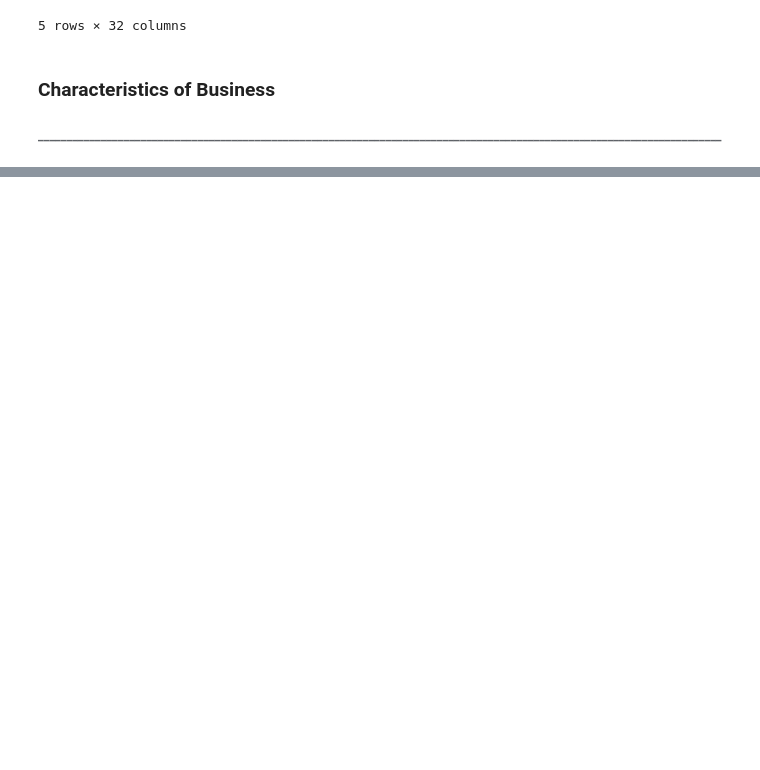
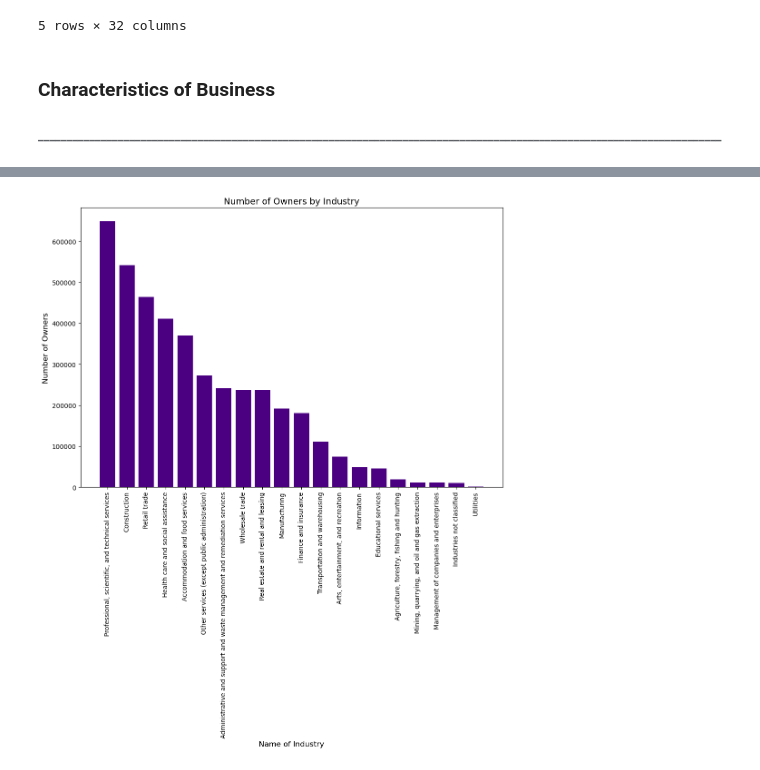
Before and after one commit to FinnMcSweeney/asmt-08-group1, a Jupyter notebook: asmt-08.ipynb, the cells around one changed output, grey strips where cells are left out. Saved outputs shown, nothing was run; the diff lists cells and outputs as text; code cells hidden in the pictures; blank space fills up the shorter version.

```diff
--- a/asmt-08.ipynb
+++ b/asmt-08.ipynb
@@ -43,0 +66,29 @@ companysummary.reset_index(inplace = True, drop = True)
+# %%
+# Renamed columns with clearer names since original were vague
+charbizowner.rename(columns = {
+    'ownpdemp': 'number_owners',
+    'ownpdemp_pct': 'percent_numb_owners',
+    'ownpdemp_s': 'se_numb_owners',
+    'ownpdemp_pct_s': 'se_percent_numb_owners'
+}, inplace = True)
+# %%
+# Removed flagged values
+charbizowner = charbizowner[(charbizowner['ownpdemp_pct_f'] != 'X') & (charbizowner['ownpdemp_pct_f'] != 'D')]
+# %%
+# Removed the 'Total for all sectors' so I could focus on each industry
+charbizowner = charbizowner[charbizowner['naics2017_label'] != 'Total for all sectors']
+# %%
+# Filtered data to get the total number of owners per industry
+industry_totals = charbizowner[(charbizowner['owner_sex_label'] == 'All owners of respondent firms') & (charbizowner['owner_eth_label'] == 'All owners of respondent firms') & (charbizowner['owner_race_label'] == 'All owners of respondent firms') & (charbizowner['owner_vet_label'] == 'All owners of respondent firms') & (charbizowner['ownchar_label'] == 'Total reporting')]
+# Sorted the values so the bar graph could be in descending order
+industry_totals = industry_totals.sort_values('number_owners', ascending = False)
+# %%
+plt.figure(figsize = (12, 8))
+plt.bar(x=industry_totals['naics2017_label'], height = industry_totals['number_owners'], color = 'indigo')
+plt.xticks(rotation = 90)
+
+plt.title('Number of Owners by Industry', size = 14)
+plt.xlabel('Name of Industry', size = 12)
+plt.ylabel('Number of Owners', size = 12);
+# %% [output]
+[figure, added]
```
Also changed, not shown: parts of 20 cells of this notebook.
